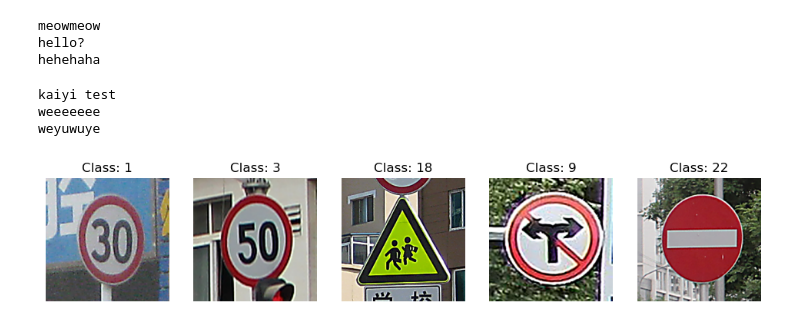
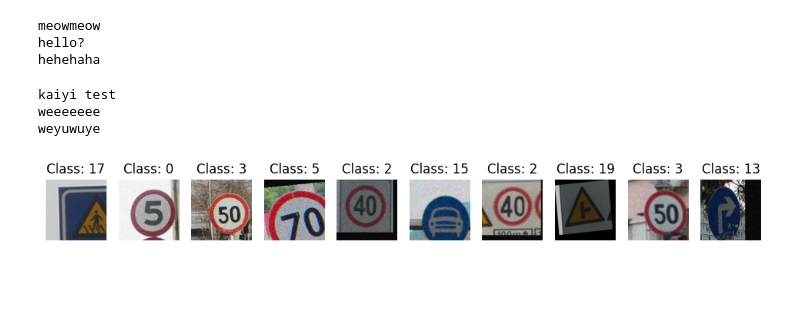
Before and after one commit to amelialon/IT1244-Final-Project, a Jupyter notebook: Proj.ipynb, the cells around one changed output. Drawn from its saved outputs; the diff is of its cells as text; code cells hidden in the pictures; blank space fills up the shorter version.

Commit message:
changed preprocessing steps

```diff
--- a/Proj.ipynb
+++ b/Proj.ipynb
@@ -58,8 +132,5 @@ def sharpen_image(img, radius=2, percent=200, threshold=3):
 # %%
-# Loading dataset and preprocessing
-train_folder = "Train" #change according to your file
-target_size = (224, 224)
-
+train_folder = "Train"  # Change to your dataset path
 train_images = []
 train_labels = []
 
@@ -74,14 +145,20 @@ for img_file in os.listdir(train_folder):
         class_label = int(img_file.split("__")[0])
 
         # Apply preprocessing
-        img = resize_image(img, target_size)  # Resize
-        img = adjust_brightness(img)  # Adaptive Brightness Adjustment
-        img = sharpen_image(img)  # Sharpen
+        img = rotate_image(img, max_angle=10, rotation_prob=rotation_prob)  # Selective Rotation
+        img = auto_crop(img)  # Crop after rotation
+        img = adjust_saturation(img, min_factor=min_saturation, max_factor=max_saturation, prob=saturation_prob)  # Selective Saturation
+        img = apply_random_blur(img, prob=blur_prob)  # Random image blurring
+        img = add_random_noise(img, prob=noise_prob)  # Apply random noise to some images
+        img = resize_image(img, target_size)  # Resize after all transformations
+
+
+
 
         # Convert image to NumPy array and normalize
         img = np.array(img) / 255.0
 
-        # Store
+        # Store processed image and label
         train_images.append(img)
         train_labels.append(class_label)
 
@@ -89,19 +166,19 @@ for img_file in os.listdir(train_folder):
 X_train = np.array(train_images)
 y_train = np.array(train_labels)
 # %%
-num_samples = 5  # Number of images to display
+num_samples = 10  # Number of images to display
 random_indices = random.sample(range(len(X_train)), num_samples)
 
 plt.figure(figsize=(12, 6))
 for i, idx in enumerate(random_indices):
     plt.subplot(1, num_samples, i + 1)
     plt.imshow(X_train[idx])  # Show image
     plt.title(f"Class: {y_train[idx]}")
     plt.axis("off")
 
 plt.show()
 # %% [output]
-[figure, old version]
+[figure, new version]
 # %%
 import torch
 import torch.nn as nn
```
Also changed, not shown: parts of 3 cells of this notebook.
